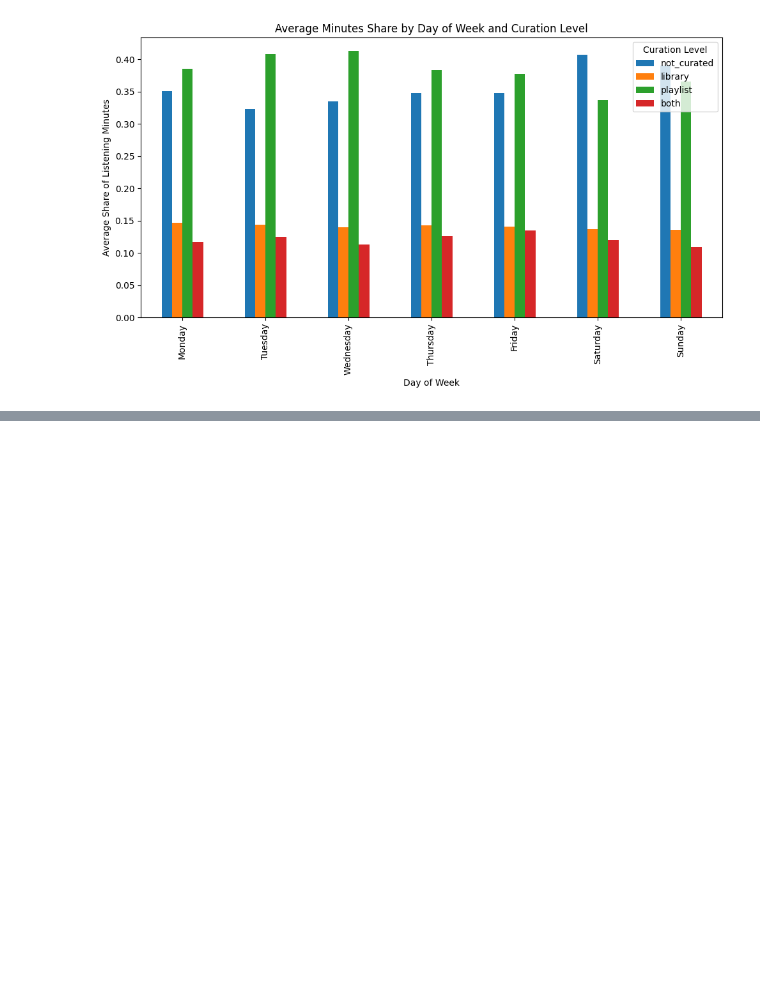
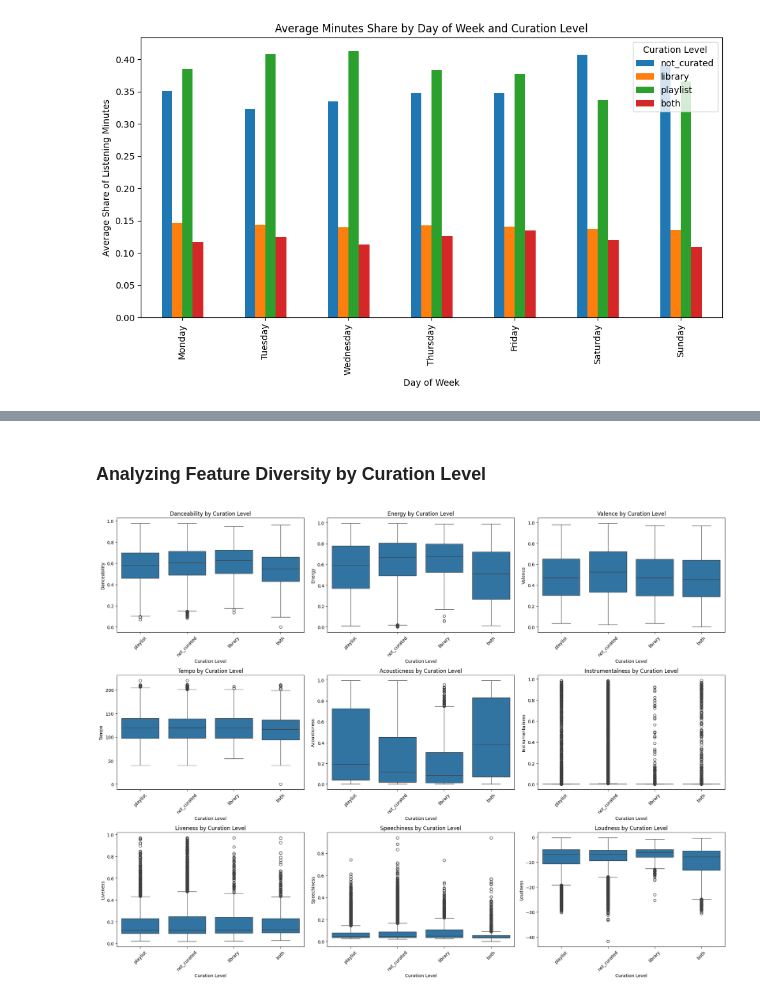
Before and after one commit to hjl-liz/spotify_project_group, a Jupyter notebook: team_red8_phase2_analysis.ipynb, the cells around one changed output, grey strips where cells are left out. Saved outputs shown, nothing was run; the diff lists cells and outputs as text; code cells hidden in the pictures; blank space fills up the shorter version.

```diff
--- a/team_red8_phase2_analysis.ipynb
+++ b/team_red8_phase2_analysis.ipynb
@@ -764,0 +829,17 @@ plt.show()
+# %% [markdown]
+### Analyzing Feature Diversity by Curation Level
+# %%
+# Create subplots for audio features by curation level
+features = ["danceability", "energy", "valence", "tempo", "acousticness", "instrumentalness", "liveness", "speechiness", "loudness"]
+plt.figure(figsize=(20, 15))
+for i, feature in enumerate(features):
+    plt.subplot(3, 3, i + 1)
+    sns.boxplot(x="curation_label", y=feature, data=full_data)
+    plt.title(f"{feature.capitalize()} by Curation Level")
+    plt.xlabel("Curation Level")
+    plt.ylabel(feature.capitalize())
+    plt.xticks(rotation=45)
+plt.tight_layout()
+plt.show()
+# %% [output]
+[figure, added]
```
Also changed, not shown: parts of 32 cells of this notebook.
